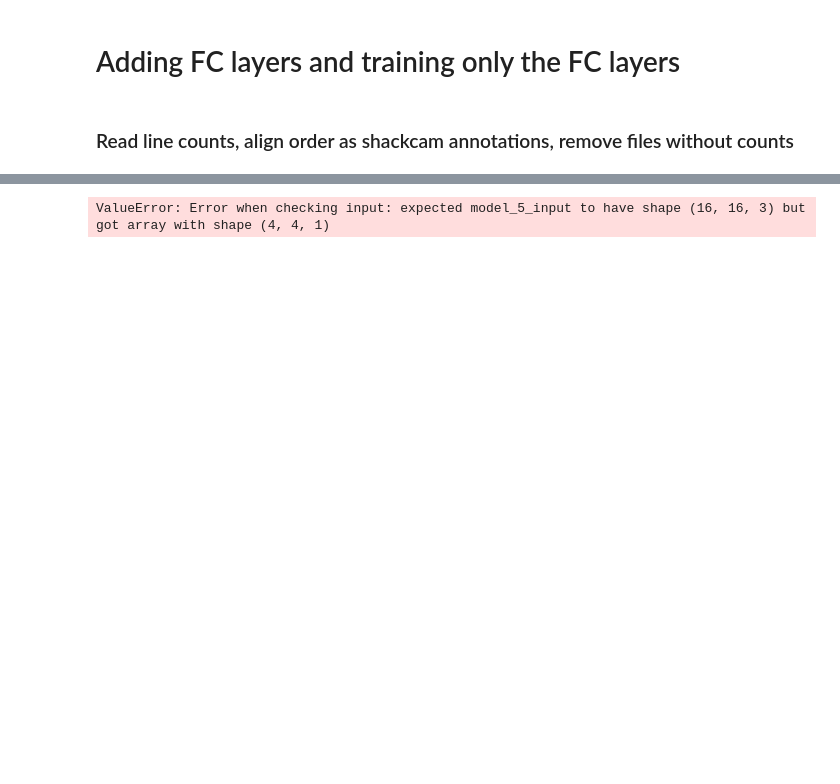
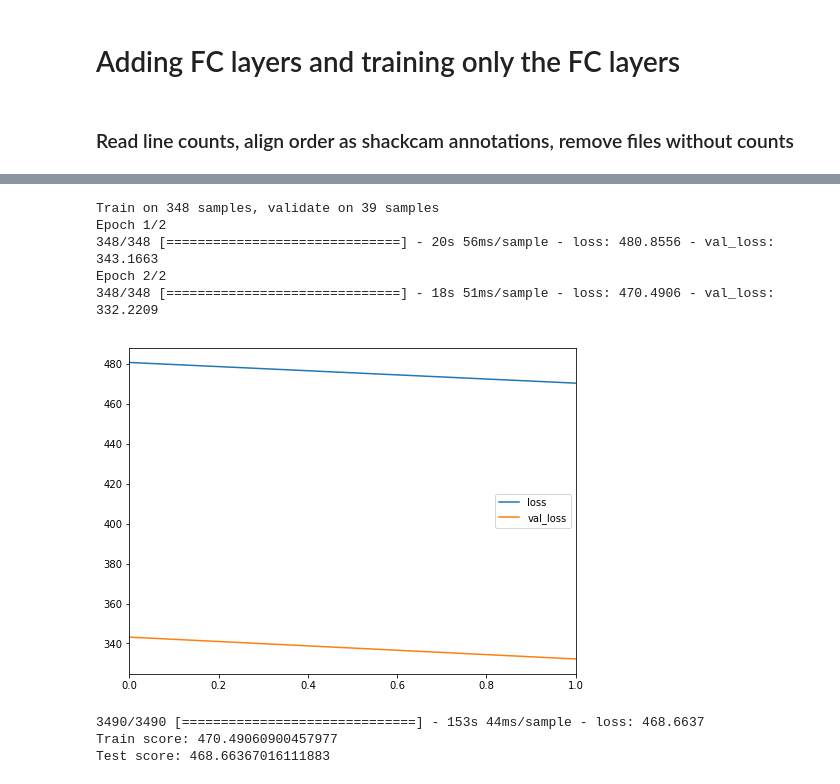
Before and after one commit to philkim72/DeepShack, a Jupyter notebook: train.ipynb, the cells around one changed output, grey strips where cells are left out. Cells and saved outputs as stored; diff of their text form; code cells hidden in the pictures; blank space fills up the shorter version.

```diff
--- a/train.ipynb
+++ b/train.ipynb
@@ -159,7 +159,7 @@ counts = pd.read_csv('data/shackcam/line_counts.csv', names=['file', 'line_count
 counts = counts[counts.file.isin(shackcam.files)]
 gaussian_img = np.array([shackcam.data[f]['gaussian_img'] for f in counts.file])
 # %%
-x_train, x_test, y_train, y_test = train_test_split(gaussian_img, counts.line_count.values)
+x_train, x_test, y_train, y_test = train_test_split(gaussian_img, counts.line_count.values, train_size=train_size)
 print('x_train', x_train.shape, 'x_test', x_test.shape)
 print('y_train', y_train.shape, 'y_test', y_test.shape)
 # %% [output]
@@ -174,4 +190,15 @@ ValueError: Negative dimension size caused by subtracting 2 from 1 for 'max_pool
 # %%
-model.train(x_test, y_test, epochs=2, batch_size=16)
+model.train(x_train, y_train, epochs=2, batch_size=16)
 # %% [output]
-ValueError: Error when checking input: expected model_5_input to have shape (16, 16, 3) but got array with shape (4, 4, 1)
+Train on 348 samples, validate on 39 samples
+Epoch 1/2
+348/348 [==============================] - 20s 56ms/sample - loss: 480.8556 - val_loss: 343.1663
+Epoch 2/2
+348/348 [==============================] - 18s 51ms/sample - loss: 470.4906 - val_loss: 332.2209
+[figure, added]
+# %%
+model.evaluate(x_test, y_test)
+# %% [output]
+3490/3490 [==============================] - 153s 44ms/sample - loss: 468.6637
+Train score: 470.49060900457977
+Test score: 468.66367016111883
```
Also changed, not shown: parts of 12 cells of this notebook.
